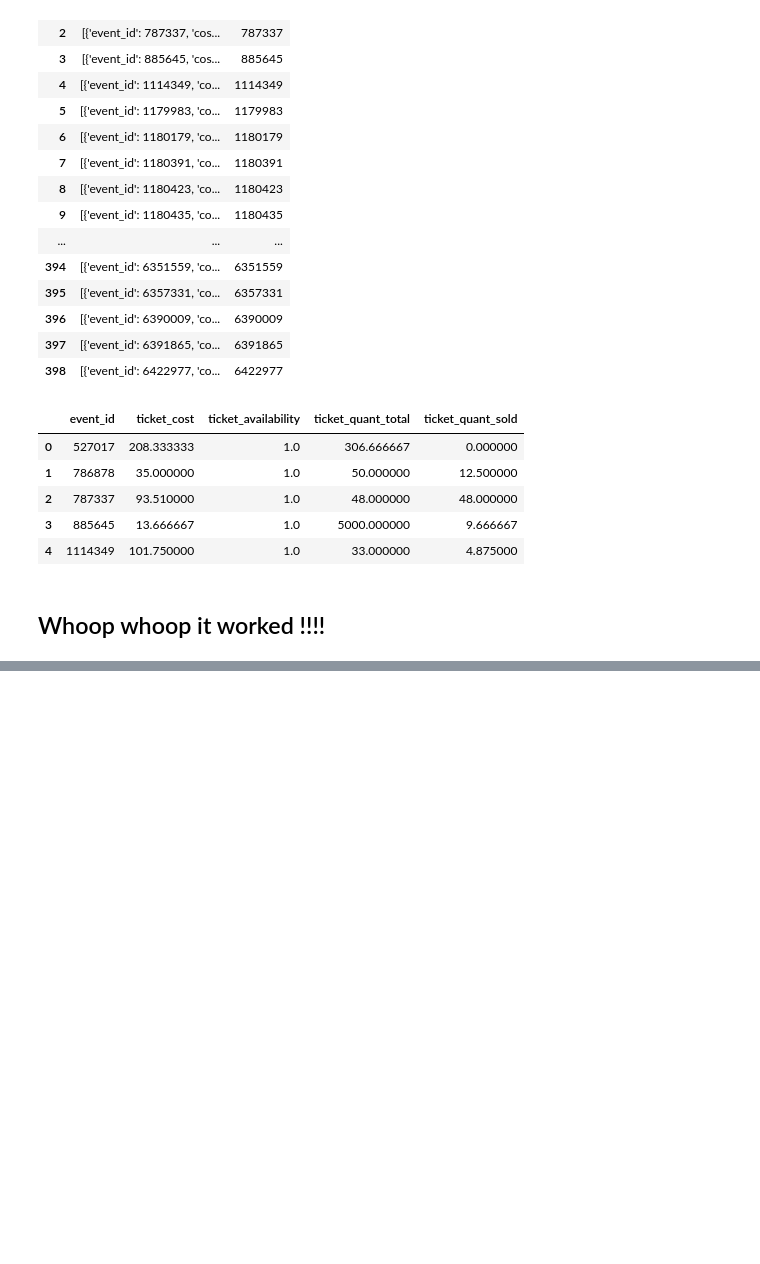
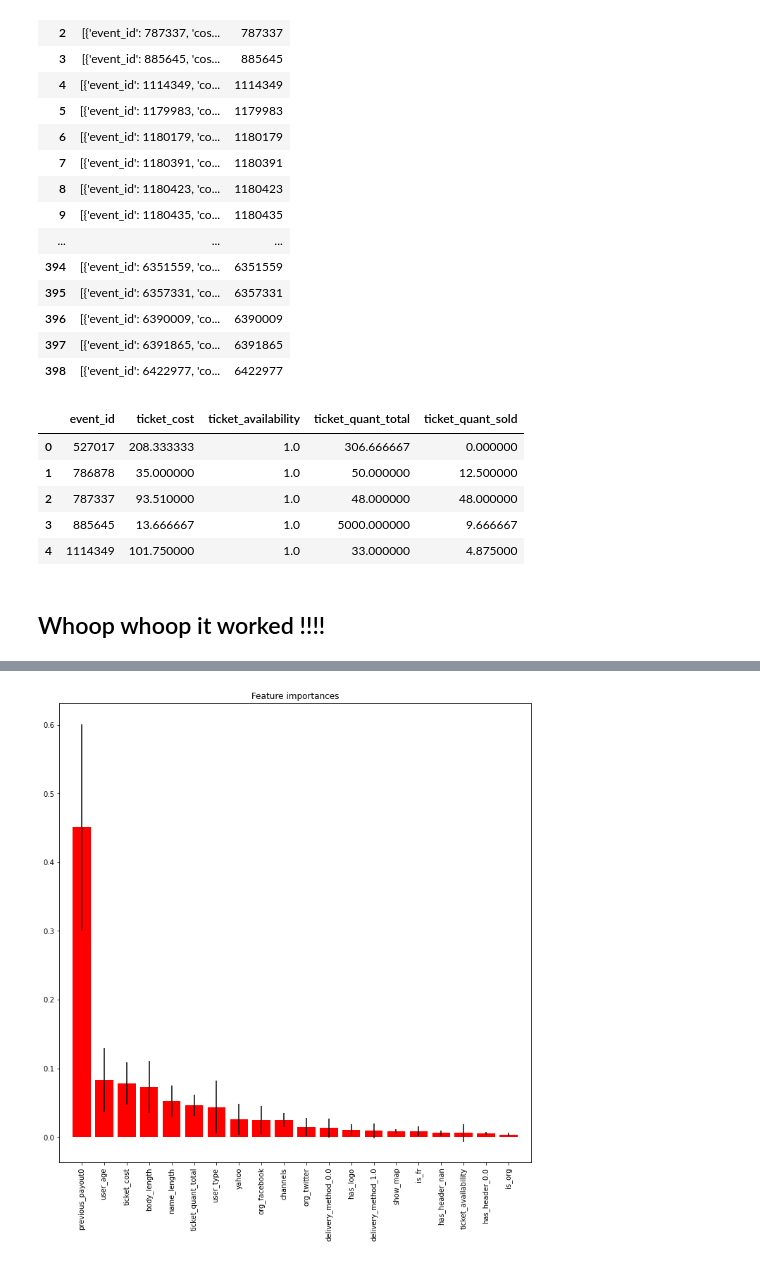
Before and after one commit to gverploeg/Fraud_Detection-, a Jupyter notebook: Grant_fraud_notebook_2.ipynb, the cells around one changed output, grey strips where cells are left out. Drawn from its saved outputs; the diff is of its cells as text; code cells hidden in the pictures; blank space fills up the shorter version.

```diff
--- a/Grant_fraud_notebook_2.ipynb
+++ b/Grant_fraud_notebook_2.ipynb
@@ -820,0 +1073,30 @@ result1.to_csv('data/fraud_data.csv')
+# %%
+X_ = feat_df[['body_length', 'channels', 'fb_published', 'has_logo', 'name_length',
+       'org_facebook', 'org_twitter', 'show_map', 'user_age', 'user_type',
+                'previous_payout0', 'has_header_0.0', 'has_header_1.0',
+       'has_header_nan', 'yahoo', 'is_fr', 'is_org', 'delivery_method_0.0',
+       'delivery_method_1.0', 'delivery_method_3.0', 'delivery_method_nan',
+       'ticket_cost', 'ticket_availability', 'ticket_quant_total']]
+
+y = feat_df['Label'].values
+
+
+feature_name = X_.columns.values
+
+
+model = RandomForestClassifier(bootstrap=False, max_depth=100, max_features='sqrt',
+                       n_estimators=500, n_jobs=-1, verbose=1)
+model.fit(X_, y)
+
+#plot imp
+importance = model.feature_importances_
+std = np.std([tree.feature_importances_ for tree in model.estimators_],axis=0)
+indices = np.argsort(importance)[::-1][:20]
+
+plt.figure(figsize=(12,12))
+plt.title("Feature importances")
+plt.bar(range(len(indices)), importance[indices], color="r", yerr=std[indices], align="center")
+plt.xticks(range(len(indices)), feature_name[indices], rotation='vertical')
+plt.xlim([-1, len(indices)])
+plt.show()
+# %% [output]
@@ -820,0 +1108 @@ result1.to_csv('data/fraud_data.csv')
+[figure, added]
```
Also changed, not shown: parts of 28 cells of this notebook.
